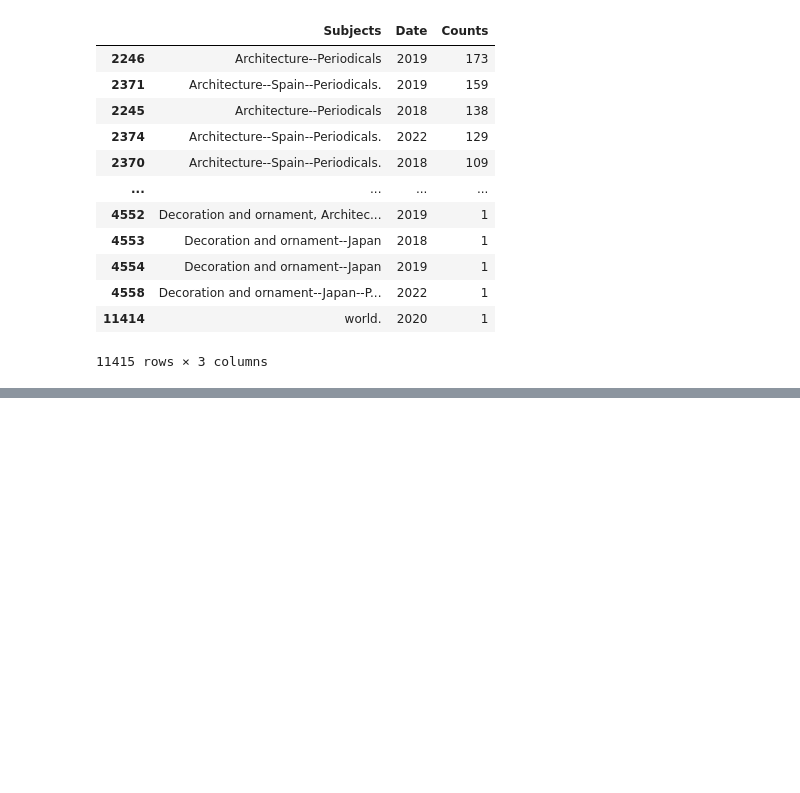
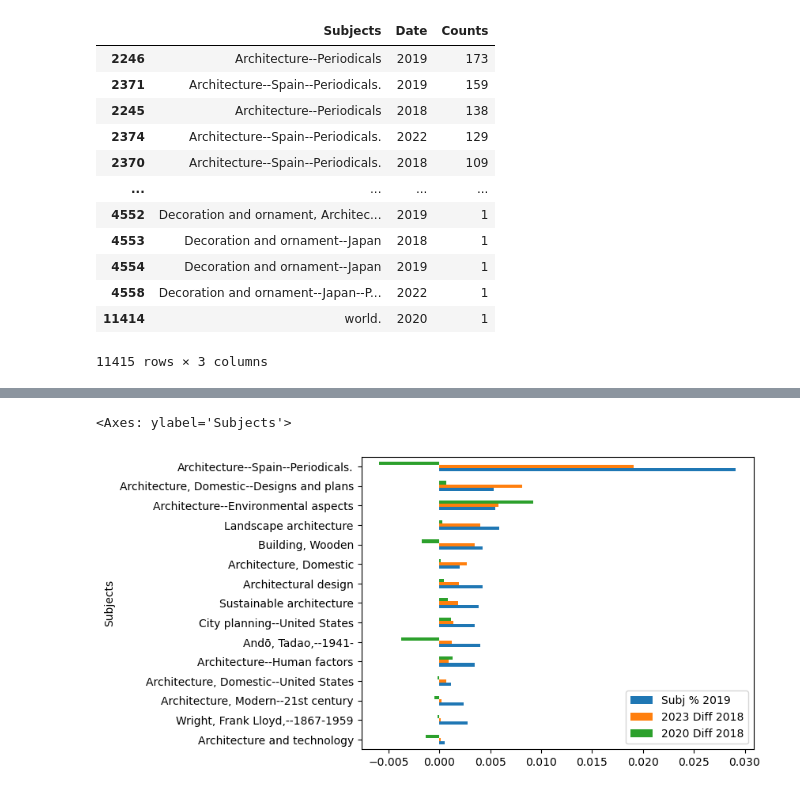
Before and after one commit to senderrr/Architecture, a Jupyter notebook: ArchitectureNotebookPlots.ipynb, the cells around one changed output, grey strips where cells are left out. Cells and saved outputs as stored; diff of their text form; code cells hidden in the pictures; blank space fills up the shorter version.

```diff
--- a/ArchitectureNotebookPlots.ipynb
+++ b/ArchitectureNotebookPlots.ipynb
@@ -414,0 +468,6 @@ merged_df5.describe()
+# %%
+diff2023_plot = diff_df2023.head(15).sort_values('2023 Diff 2018', ascending=True).plot(x="Subjects", y=['Subj % 2019', '2023 Diff 2018', '2020 Diff 2018'], kind="barh")
+diff2023_plot
+# %% [output]
+<Axes: ylabel='Subjects'>
+[figure, added]
```
Also changed, not shown: parts of 9 cells of this notebook.
